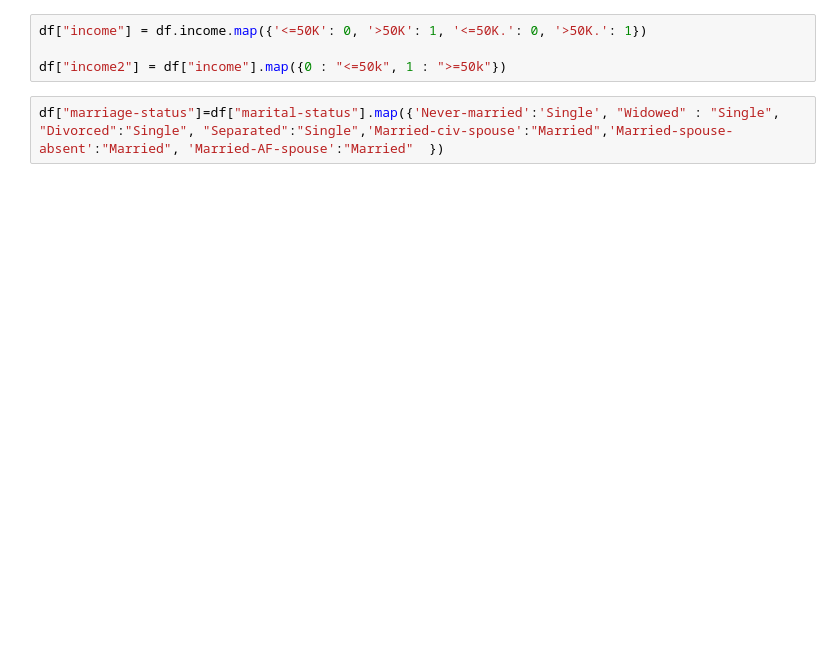
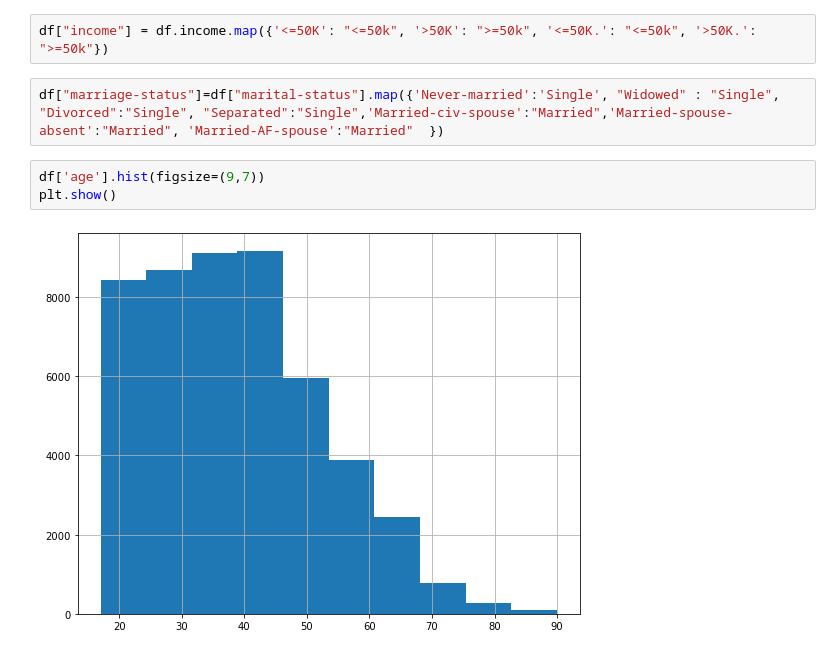
Before and after one commit to kamransuleymanli/Adult-Income, a Jupyter notebook: Adult_income.ipynb, the cells around one changed output. Saved outputs shown, nothing was run; the diff lists cells and outputs as text; blank space fills up the shorter version.

```diff
--- a/Adult_income.ipynb
+++ b/Adult_income.ipynb
@@ -88,8 +87,11 @@ dtype: int64
 # %%
 df=df.drop(columns=["fnlwgt","educational-num","capital-gain",'capital-loss'])
 # %%
-df["income"] = df.income.map({'<=50K': 0, '>50K': 1, '<=50K.': 0, '>50K.': 1})
-
-df["income2"] = df["income"].map({0 : "<=50k", 1 : ">=50k"})
+df["income"] = df.income.map({'<=50K': "<=50k", '>50K': ">=50k", '<=50K.': "<=50k", '>50K.': ">=50k"})
 # %%
 df["marriage-status"]=df["marital-status"].map({'Never-married':'Single', "Widowed" : "Single", "Divorced":"Single", "Separated":"Single",'Married-civ-spouse':"Married",'Married-spouse-absent':"Married", 'Married-AF-spouse':"Married"  })
+# %%
+df['age'].hist(figsize=(9,7))
+plt.show()
+# %% [output]
+[figure, added]
```
Also changed, not shown: parts of 17 cells of this notebook.
